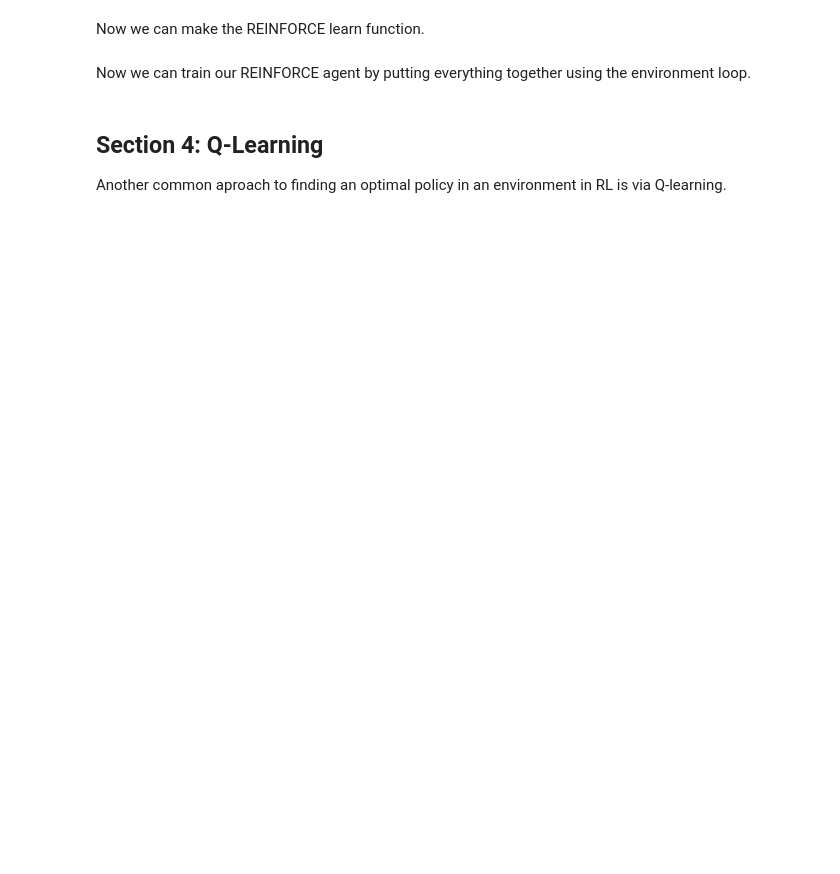
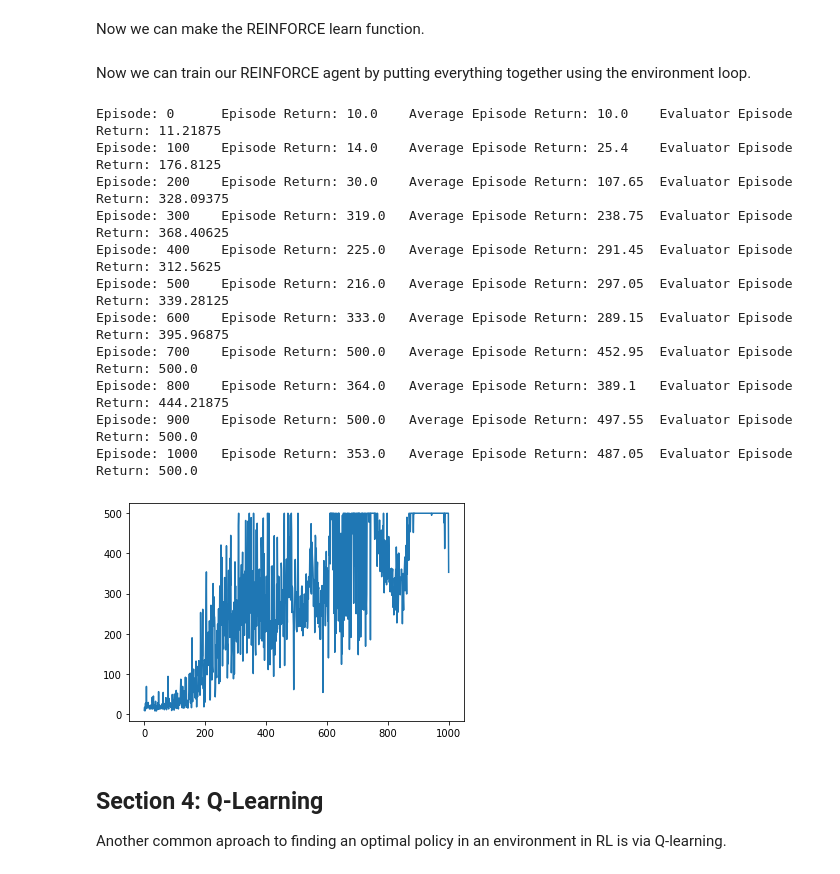
Before and after one commit to deep-learning-indaba/indaba-pracs-2022, a Jupyter notebook: intro_to_rl.ipynb, the cells around one changed output. Saved outputs shown, nothing was run; the diff lists cells and outputs as text; code cells hidden in the pictures; blank space fills up the shorter version.

```diff
--- a/intro_to_rl.ipynb
+++ b/intro_to_rl.ipynb
@@ -1173,7 +1355,7 @@ REINFORCE_optim_state = REINFORCE_OPTIMIZER.init(REINFORCE_params)
 *   [Jax dot product](https://jax.readthedocs.io/en/latest/_autosummary/jax.numpy.dot.html)
 # %%
 def pg_loss(action, logits, reward_to_go):
-    chosen_action_prob = None # you will need to overwrite this
+    chosen_action_prob = 0.0 # you will need to overwrite this
 
     # YOUR CODE
 
@@ -1253,20 +1441,34 @@ def REINFORCE_learn(key, params, learner_state, memory):
 
     return params, REINFORCELearnerState(new_optim_state) # update learner state
 
-# Lets jit the learn function for some extra speed
+# Lets jit the learn function and the select action function for some extra speed
 REINFORCE_learn_jit = jax.jit(REINFORCE_learn)
+REINFORCE_select_action_jit = jax.jit(REINFORCE_select_action)
 # %% [markdown]
 Now we can train our REINFORCE agent by putting everything together using the environment loop.
 # %%
 learner_state = REINFORCELearnerState(REINFORCE_optim_state)
 actor_state = None # not used
 
-episode_returns, evaluator_returns = run_environment_loop(rng, env, REINFORCE_params, jax.jit(REINFORCE_select_action), actor_state,
+episode_returns, evaluator_returns = run_environment_loop(rng, env, REINFORCE_params, REINFORCE_select_action_jit , actor_state,
     REINFORCE_learn_jit, learner_state, REINFORCE_memory, num_episodes=1001)
 
 # Plot the episode returns over time
 plt.plot(episode_returns)
 plt.show()
+# %% [output]
+Episode: 0      Episode Return: 10.0    Average Episode Return: 10.0    Evaluator Episode Return: 11.21875
+Episode: 100    Episode Return: 14.0    Average Episode Return: 25.4    Evaluator Episode Return: 176.8125
+Episode: 200    Episode Return: 30.0    Average Episode Return: 107.65  Evaluator Episode Return: 328.09375
+Episode: 300    Episode Return: 319.0   Average Episode Return: 238.75  Evaluator Episode Return: 368.40625
+Episode: 400    Episode Return: 225.0   Average Episode Return: 291.45  Evaluator Episode Return: 312.5625
+Episode: 500    Episode Return: 216.0   Average Episode Return: 297.05  Evaluator Episode Return: 339.28125
+Episode: 600    Episode Return: 333.0   Average Episode Return: 289.15  Evaluator Episode Return: 395.96875
+Episode: 700    Episode Return: 500.0   Average Episode Return: 452.95  Evaluator Episode Return: 500.0
+Episode: 800    Episode Return: 364.0   Average Episode Return: 389.1   Evaluator Episode Return: 444.21875
+Episode: 900    Episode Return: 500.0   Average Episode Return: 497.55  Evaluator Episode Return: 500.0
+Episode: 1000   Episode Return: 353.0   Average Episode Return: 487.05  Evaluator Episode Return: 500.0
+[figure, added]
 # %% [markdown]
 ## Section 4: Q-Learning
 Another common aproach to finding an optimal policy in an environment in RL is via Q-learning.
```
Also changed, not shown: parts of 89 cells of this notebook.
